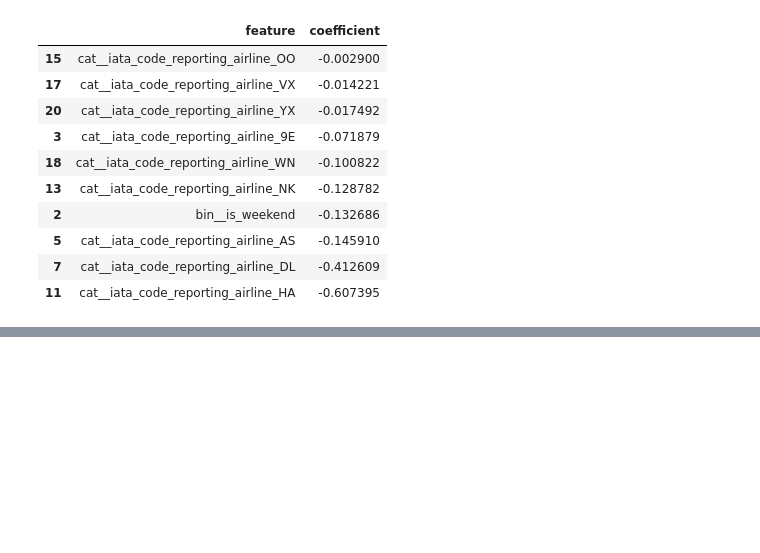
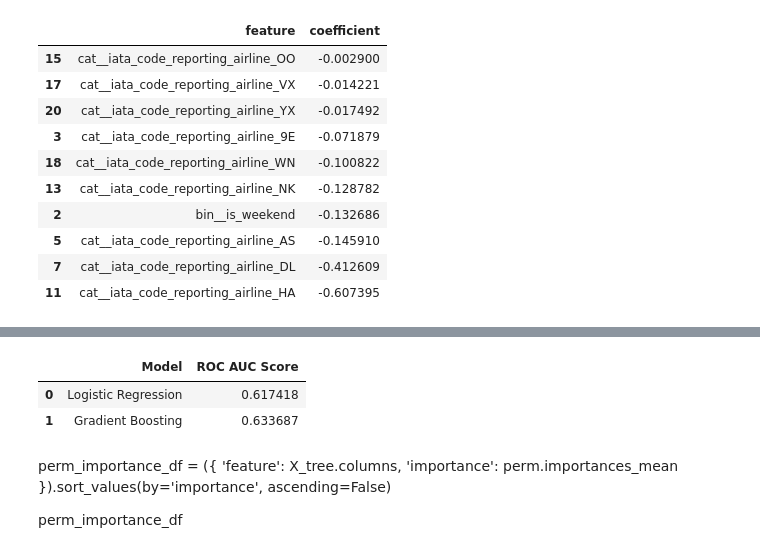
Before and after one commit to ambermocalis/flightops_logistics_analytics, a Jupyter notebook: notebooks/01_flight_delay_predictions.ipynb, the cells around one changed output, grey strips where cells are left out. Saved outputs shown, nothing was run; the diff lists cells and outputs as text; code cells hidden in the pictures; blank space fills up the shorter version.

Commit message:
1.23.26-continue with tree modeling

```diff
--- a/notebooks/01_flight_delay_predictions.ipynb
+++ b/notebooks/01_flight_delay_predictions.ipynb
@@ -626,0 +648,22 @@ coef_df.tail(10)
+# %%
+# Train/test split for tree model
+X_tree_train, X_tree_test, Y_tree_train, Y_tree_test = train_test_split(
+    X_tree,
+    Y_tree,
+    test_size=0.2,
+    random_state=42,
+    stratify=Y_tree
+)
+# %%
+# Train Gradient Boosting Classifier
+from sklearn.ensemble import HistGradientBoostingClassifier
+
+gb_model = HistGradientBoostingClassifier(
+    max_depth=6, # avoids overfitting
+    learning_rate=0.05, # slower learning for better generalization
+    max_iter=150,
+    class_weight='balanced', # handle class imbalance and consistent with baseline (previous lr model)
+    random_state=42
+)
+
+gb_model.fit(X_tree_train, Y_tree_train)
@@ -626,0 +673,8 @@ coef_df.tail(10)
+# %%
+# Evaluate Tree Model
+
+Y_tree_pred = gb_model.predict(X_tree_test)
+Y_tree_proba = gb_model.predict_proba(X_tree_test)[:, 1]
+
+print(classification_report(Y_tree_test, Y_tree_pred))
+print(f"Tree Model ROC AUC Score: {roc_auc_score(Y_tree_test, Y_tree_proba)}")
@@ -626,0 +692,16 @@ coef_df.tail(10)
+# %%
+# Compare LR vs Tree Model
+
+comparison_df = pd.DataFrame({
+    'Model': ['Logistic Regression', 'Gradient Boosting'],
+    'ROC AUC Score': [
+        roc_auc_score(Y_test, Y_proba),
+        roc_auc_score(Y_tree_test, Y_tree_proba)
+    ],
+})
+
+comparison_df
+# %% [output]
+|  | Model | ROC AUC Score |
+| 0 | Logistic Regression | 0.617418 |
+| 1 | Gradient Boosting | 0.633687 |
@@ -626,0 +725,7 @@ coef_df.tail(10)
+# %% [markdown]
+perm_importance_df = ({
+    'feature': X_tree.columns,
+    'importance': perm.importances_mean
+}).sort_values(by='importance', ascending=False)
+
+perm_importance_df
```
Also changed, not shown: parts of 12 cells of this notebook, 1 other file.
